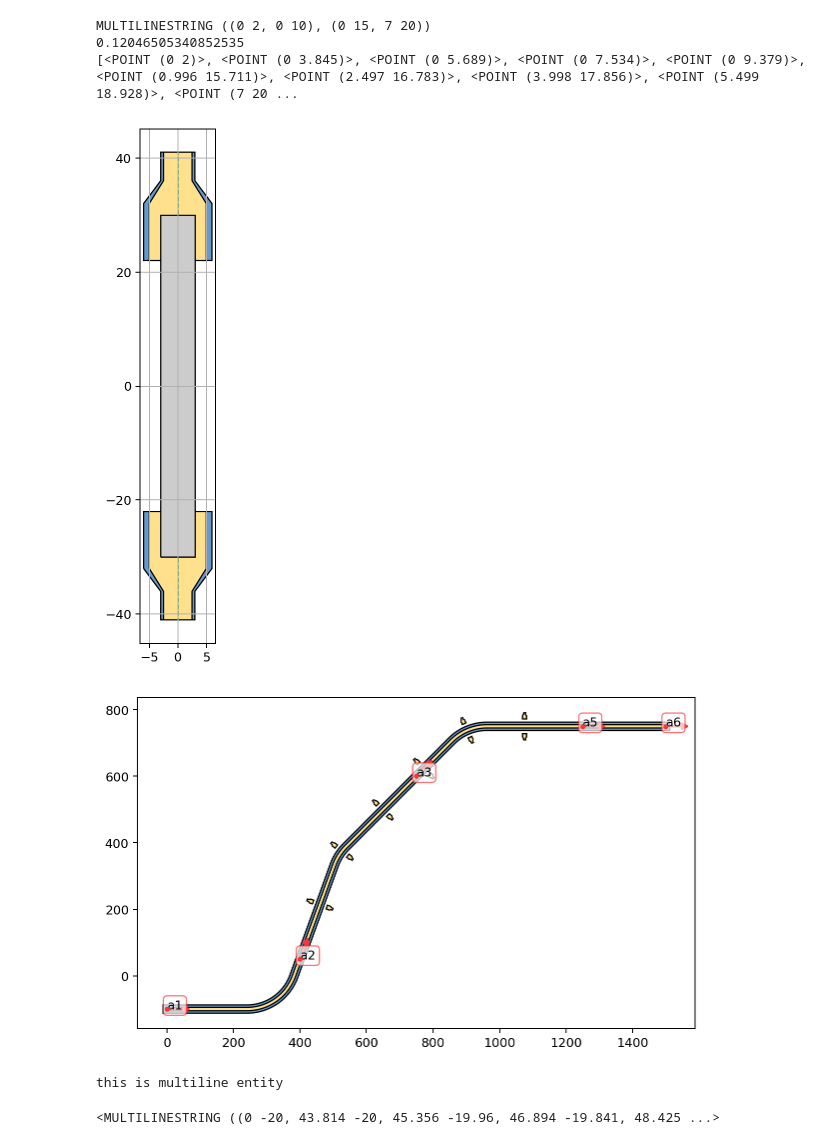
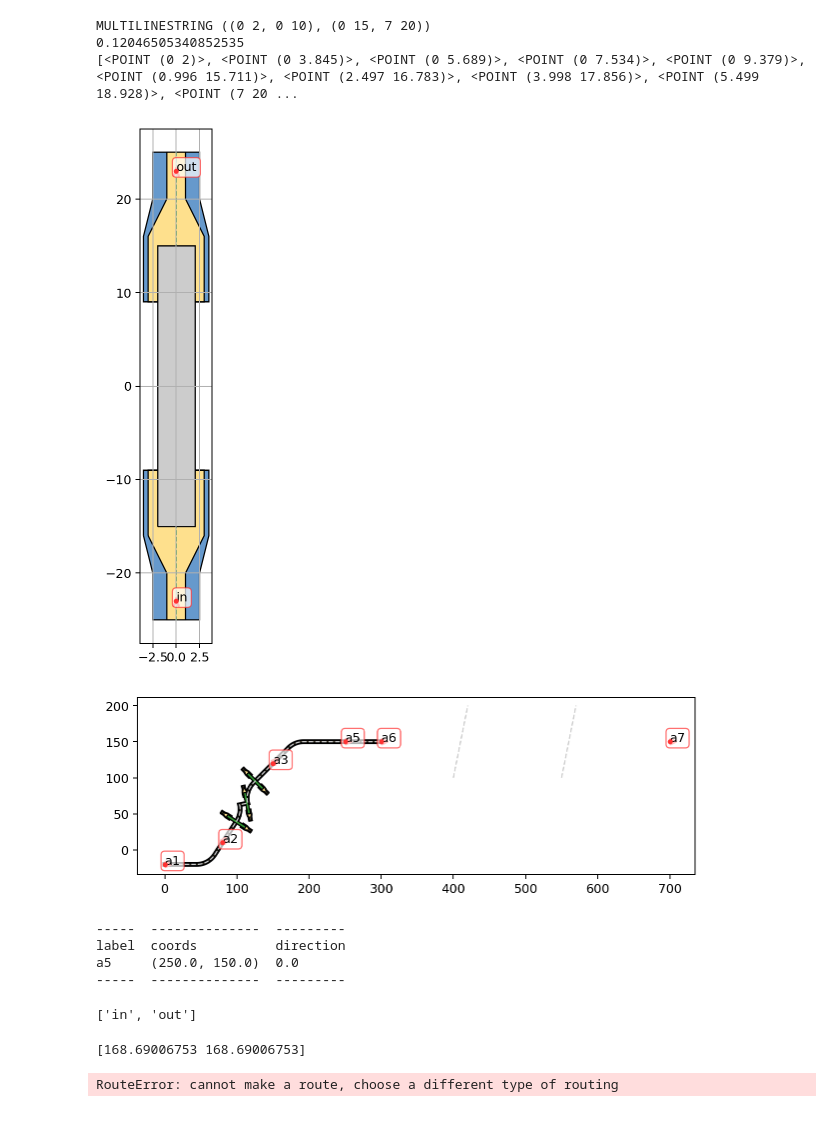
Before and after one commit to eeroqlab/zeroheliumkit, a Jupyter notebook: dev/anchors_test.ipynb, the cells around one changed output. Drawn from its saved outputs; the diff is of its cells as text; code cells hidden in the pictures.

Commit message:
bug fix, added routing with intersection

```diff
--- a/dev/anchors_test.ipynb
+++ b/dev/anchors_test.ipynb
@@ -211,16 +212,16 @@ MULTILINESTRING ((0 2, 0 10), (0 15, 7 20))
 0.12046505340852535
 [<POINT (0 2)>, <POINT (0 3.845)>, <POINT (0 5.689)>, <POINT (0 7.534)>, <POINT (0 9.379)>, <POINT (0.996 15.711)>, <POINT (2.497 16.783)>, <POINT (3.998 17.856)>, <POINT (5.499 18.928)>, <POINT (7 20 ...
 # %%
-airb = {"w":6, "ol":2, "g":1, "l":60}
+airb = {"w":4, "ol":2, "g":1, "l":30}
 
 ab_opening = airb["w"] + airb["ol"]
 ab_pad = ab_opening + airb["ol"]
 
 ab = Taper(length = 4,
-           layers = {"top": (12, 5 + airb["g"]),
-                     "bottom": (10, 5)},
+           layers = {"top": (6, 2),
+                     "gnd": (7, 5)},
            alabel=("a1", "a2"))
-ab.get_anchor("a1").move(xoff=6)
+ab.get_anchor("a1").move(xoff=4)
 ab.get_anchor("a2").move(xoff=-2)
 ab.moveby_snap(anchor="a1", to_point=(0,0))
 ab.add_layer("open", Square(ab_opening))
@@ -228,11 +229,17 @@ ab.add_layer("air", affinity.translate(Rectangle(airb["l"]/2, airb["w"]), -airb[
 ab.rotate(90)
 ab.moveby(xy=(0, airb["l"]/2 - airb["ol"]))
 ab.mirror(aroundaxis="x", update_labels=True, keep_original=True)
-ab.remove_anchor(["a1", "a2", "a1_m", "a2_m"])
+ab.remove_anchor(["a1", "a1_m"])
+
+ab_main = ab.copy()
+ab_main.modify_anchor(label="a2", new_name="out")
+ab_main.modify_anchor(label="a2_m", new_name="in", new_direction=90)
+
+ab.remove_anchor(["a2", "a2_m"])
 
 fig = plt.figure(1, figsize=SIZE_L, dpi=90)
 ax = fig.add_subplot(111)
-ab.plot(ax=ax, layer=["top", "bottom", "anchorsmod", "skeletone", "air"], color=colorlist, draw_direction=True)
+ab_main.plot(ax=ax, layer=["gnd", "top", "anchorsmod", "skeletone", "air"], color=colorlist, draw_direction=True)
 #plot_polygon(airbridge.open, ax=ax, add_points=False, facecolor=None, edgecolor=RED, ls="-", lw=2)
 plt.grid()
 plt.gca().set_aspect('equal')
@@ -240,42 +247,59 @@ plt.show()
 
 ab.skeletone = MultiLineString()
 # %% [output]
-[figure, old version]
+[figure, new version]
 # %%
 route_config = {"radius": 30, "num_segments": 20}
 
 ss = SuperStructure(route_config)
 ss.add_anchor([Anchor((0,-20), 0, "a1"),
-               Anchor((80,10), 70, "a2"),
+               Anchor((80,10), 57, "a2"),
                Anchor((150,120), 45, "a3"),
                Anchor((250,150), 0, "a5"),
                Anchor((300,150), 00, "a6")])
 
 ss.route(("a1", "a2", "a3"), layers={"top": 2, "gnd": 5})
 ss.route(("a3", "a5", "a6"), layers={"top": 2, "gnd": 5})
-ss.scale(5, 5)
+#ss.scale(5, 5)
 
-ss.add_along_skeletone(bound_anchors=("a2", "a5"), num=6, structure=ab)
+ss.add_along_skeletone(bound_anchors=("a2", "a3"), num=3, structure=ab)
+ss.fix_line()
+ss.skeletone = unary_union([ss.skeletone,
+                            LineString([(400, 100), (420, 200)]),
+                            LineString([(550, 100), (570, 200)])])
+
+ss.add_anchor(Anchor((700, 150), 0, "a7"))
 
 fig = plt.figure(1, figsize=SIZE, dpi=90)
 ax = fig.add_subplot(111)
 #set_limits(ax=ax, coor=[150,80], dxdy=[340,250])
-ss.plot(ax=ax, layer=["gnd", "top", "anchorsmod"], color=colorlist, draw_direction=True)
+ss.plot(ax=ax, layer=["gnd", "top", "anchorsmod", "air", "skeletone"], color=colorlist, draw_direction=True)
 plt.gca().set_aspect('equal')
 #plt.grid()
 plt.show()
 # %% [output]
-[figure, old version]
+[figure, new version]
-# %%
-ss.fix_line()
-
-
-if hasattr(ss.skeletone, "geoms"):
-    print("this is multiline entity")
-else:
-    print("one line")
-
-ss.skeletone
-# %% [output]
-this is multiline entity
-<MULTILINESTRING ((0 -20, 43.814 -20, 45.356 -19.96, 46.894 -19.841, 48.425 ...>
+# %%
+ss.get_anchor("a5").properties
+# %% [output]
+-----  --------------  ---------
+label  coords          direction
+a5     (250.0, 150.0)  0.0
+-----  --------------  ---------
+# %%
+ab_main.anchorsmod.labels
+# %% [output]
+['in', 'out']
+# %%
+tt = ss.route_with_intersection(("a6", "a7"), layers={"top": 2, "gnd": 5}, airbridge=ab_main)
+
+fig = plt.figure(1, figsize=SIZE, dpi=90)
+ax = fig.add_subplot(111)
+#set_limits(ax=ax, coor=[150,80], dxdy=[340,250])
+ss.plot(ax=ax, layer=["gnd", "top", "anchorsmod", "air", "skeletone"], color=colorlist, draw_direction=True)
+plt.gca().set_aspect('equal')
+#plt.grid()
+plt.show()
+# %% [output]
+[168.69006753 168.69006753]
+RouteError: cannot make a route, choose a different type of routing
```
Also changed, not shown: parts of 11 cells of this notebook, 4 other files.
